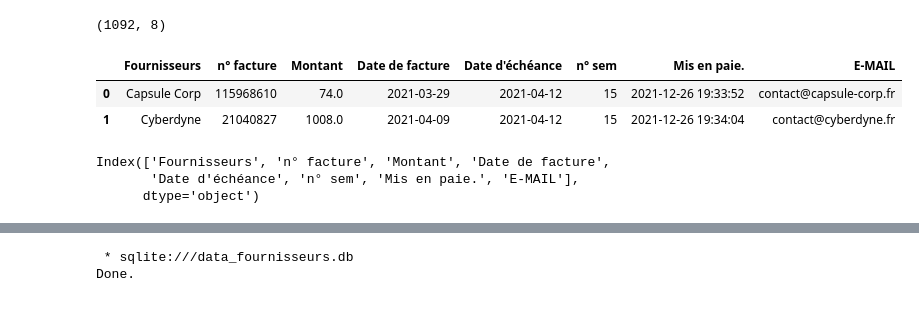
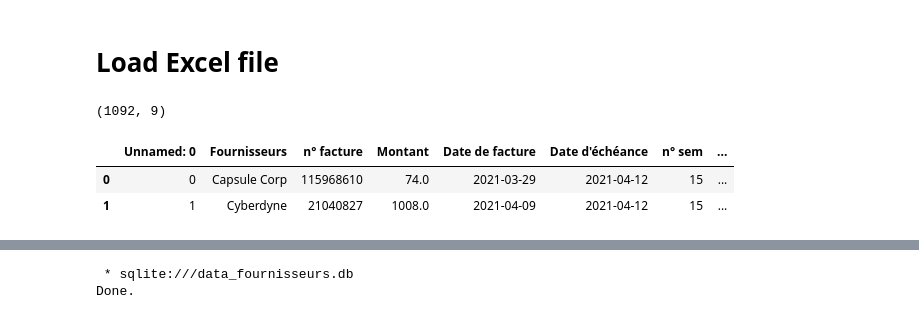
Before and after one commit to kelhoussaini/Data_management, a Jupyter notebook: dataframe_storage_into_SQL_database.ipynb, the cells around one changed output, grey strips where cells are left out. Drawn from its saved outputs; the diff is of its cells as text; code cells hidden in the pictures.

```diff
--- a/dataframe_storage_into_SQL_database.ipynb
+++ b/dataframe_storage_into_SQL_database.ipynb
@@ -4,19 +5,15 @@ import pandas as pd
 import sqlite3
+# %% [markdown]
+# Load Excel file
 # %%
 # Load excel file, Sheet1
-df = pd.read_excel('Data_with_Coordinates.xlsx', sheet_name='Sheet1', index_col=0)
+df = pd.read_excel('Data_with_Coordinates.xlsx', sheet_name='Sheet1') #, index_col=0)
 
 print(df.shape)
 
 df.head(2) # displaying the two first rows
 # %% [output]
-(1092, 8)
+(1092, 9)
-|  | Fournisseurs | n° facture | Montant | Date de facture | Date d'échéance | n° sem | Mis en paie. | E-MAIL |
-| 0 | Capsule Corp | 115968610 | 74.0 | 2021-03-29 | 2021-04-12 | 15 | 2021-12-26 19:33:52 | contact@capsule-corp.fr |
-| 1 | Cyberdyne | 21040827 | 1008.0 | 2021-04-09 | 2021-04-12 | 15 | 2021-12-26 19:34:04 | contact@cyberdyne.fr |
+|  | Unnamed: 0 | Fournisseurs | n° facture | Montant | Date de facture | Date d'échéance | n° sem | ... |
+| 0 | 0 | Capsule Corp | 115968610 | 74.0 | 2021-03-29 | 2021-04-12 | 15 | ... |
+| 1 | 1 | Cyberdyne | 21040827 | 1008.0 | 2021-04-09 | 2021-04-12 | 15 | ... |
-# %%
-df.columns
-# %% [output]
-Index(['Fournisseurs', 'n° facture', 'Montant', 'Date de facture',
-       'Date d'échéance', 'n° sem', 'Mis en paie.', 'E-MAIL'],
-      dtype='object')
```
Also changed, not shown: parts of 50 cells of this notebook.
